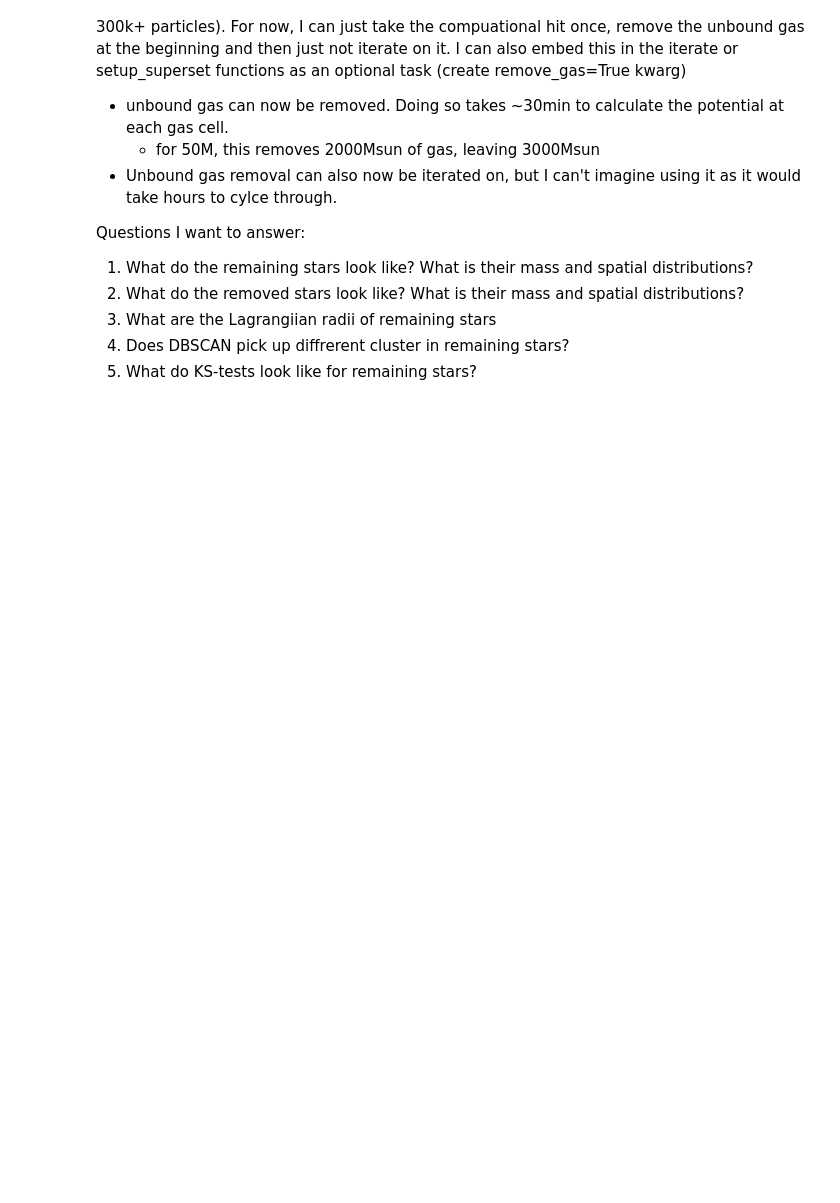
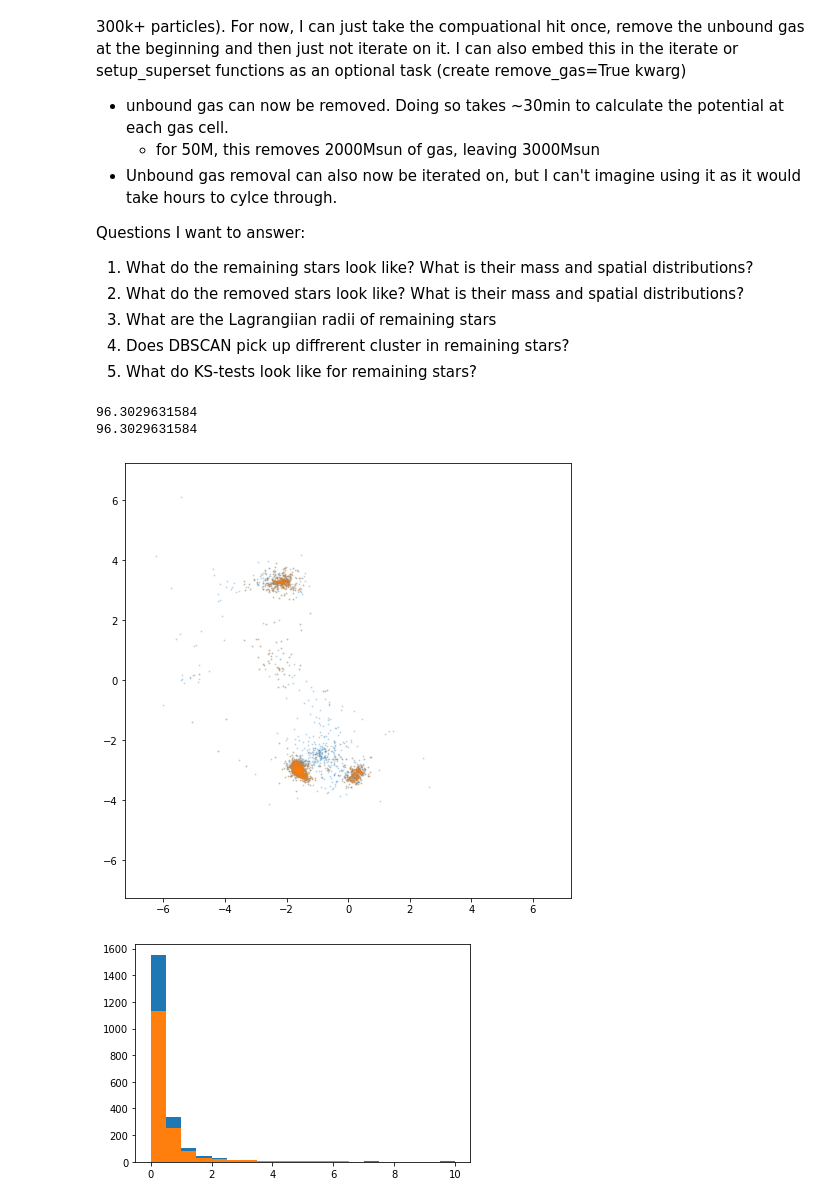
Before and after one commit to seanlabean/Iterative-cluster-finder, a Jupyter notebook: iterative-cluster-finder.ipynb, the cells around one changed output. Saved outputs shown, nothing was run; the diff lists cells and outputs as text; code cells hidden in the pictures; blank space fills up the shorter version.

Commit message:
added a little graph of iterated and original stars

```diff
--- a/iterative-cluster-finder.ipynb
+++ b/iterative-cluster-finder.ipynb
@@ -921,0 +923,24 @@ print(L50M_fsuperset[np.where(L50M_fsuperset.tag==0.)].mass.sum().value_in(u.MSu
+# %%
+L50_all = amuse.io.read_set_from_file('./output_psets/L50M_allstars.amuse')
+L50_iter = amuse.io.read_set_from_file('./output_psets/L50M_iterstars.amuse')
+# %%
+print(L50_all.mass[np.where(L50_all.tag==1.)].max().value_in(u.MSun))
+print(L50_iter.mass[np.where(L50_iter.tag==1.)].max().value_in(u.MSun))
+
+import matplotlib.pyplot as plt
+plt.figure(figsize=(8,8))
+plt.scatter(L50_all[np.where(L50_all.tag==1.)].x.value_in(u.pc), L50_all[np.where(L50_all.tag==1.)].y.value_in(u.pc), s=1, alpha=0.2)
+plt.scatter(L50_iter[np.where(L50_iter.tag==1.)].x.value_in(u.pc), L50_iter[np.where(L50_iter.tag==1.)].y.value_in(u.pc), s=1, alpha=0.2)
+plt.xlim(-7.25,7.25)
+plt.ylim(-7.25,7.25)
+plt.show()
+
+plt.figure()
+plt.hist(L50_all.mass[np.where(L50_all.tag==1.)].value_in(u.MSun), range=(0.0,10.), bins=20)
+plt.hist(L50_iter.mass[np.where(L50_iter.tag==1.)].value_in(u.MSun), range=(0.0, 10.), bins=20)
+plt.show()
+# %% [output]
+96.3029631584
+96.3029631584
+[figure, added]
+[figure, added]
```
Also changed, not shown: parts of 4 cells of this notebook, 1 other file.
